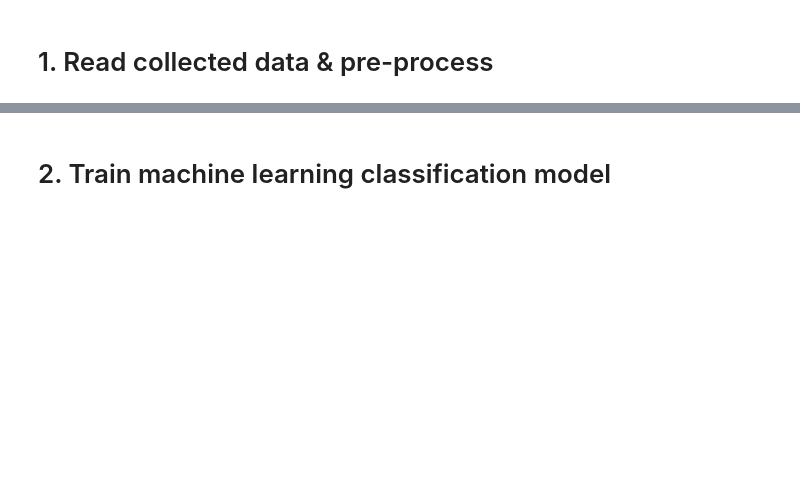
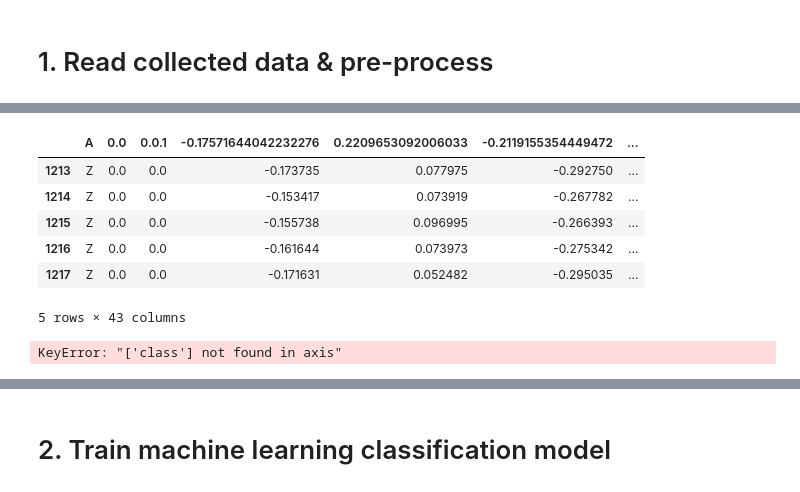
Before and after one commit to achmadmahathirps/SIBIHand, a Jupyter notebook: utils/train_model.ipynb, the cells around one changed output, grey strips where cells are left out. Saved outputs shown, nothing was run; the diff lists cells and outputs as text; code cells hidden in the pictures; blank space fills up the shorter version.

```diff
--- a/utils/train_model.ipynb
+++ b/utils/train_model.ipynb
@@ -15,7 +25,19 @@ df = pd.read_csv(main_directory + '/dataset/keypoints_combined_v2.csv')
+# %%
+df.tail()
+# %% [output]
+|  | A | 0.0 | 0.0.1 | -0.17571644042232276 | 0.2209653092006033 | -0.2119155354449472 | ... |
+| 1213 | Z | 0.0 | 0.0 | -0.173735 | 0.077975 | -0.292750 | ... |
+| 1214 | Z | 0.0 | 0.0 | -0.153417 | 0.073919 | -0.267782 | ... |
+| 1215 | Z | 0.0 | 0.0 | -0.155738 | 0.096995 | -0.266393 | ... |
+| 1216 | Z | 0.0 | 0.0 | -0.161644 | 0.073973 | -0.275342 | ... |
+| 1217 | Z | 0.0 | 0.0 | -0.171631 | 0.052482 | -0.295035 | ... |
+5 rows × 43 columns
 # %%
 # Initialize dataset feature and target values
-x = df.drop('class', axis=1) # features
-y = df['class'] # target value
+x = df.drop('class', axis=1).values # features
+y = df['class'].values # target value
+# %% [output]
+KeyError: "['class'] not found in axis"
 # %%
 # Split data into 80/20 for training part and testing part
 # Randomize dataset contents (to avoid possible over-fitting)
```
Also changed, not shown: parts of 14 cells of this notebook, 11 other files.
